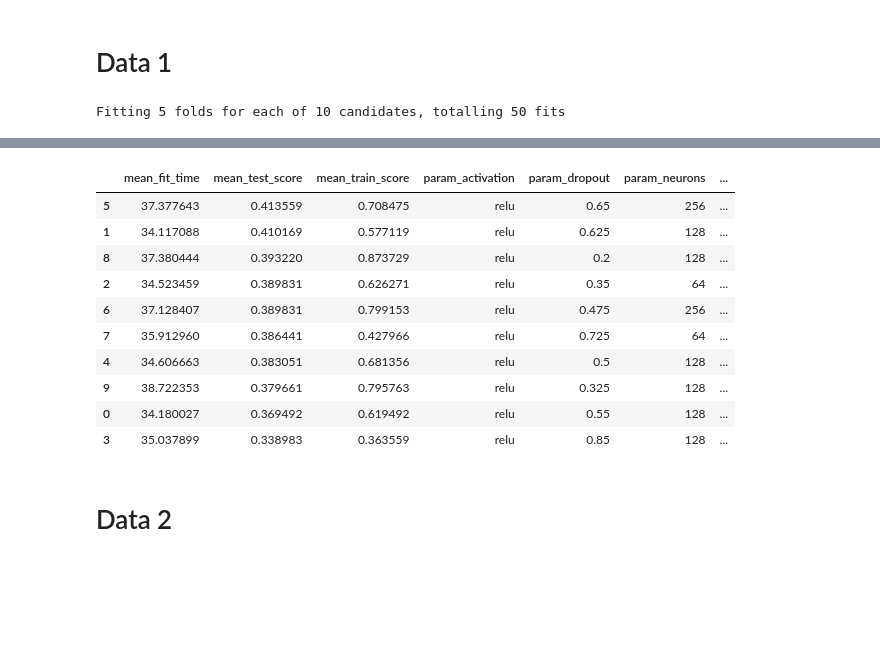
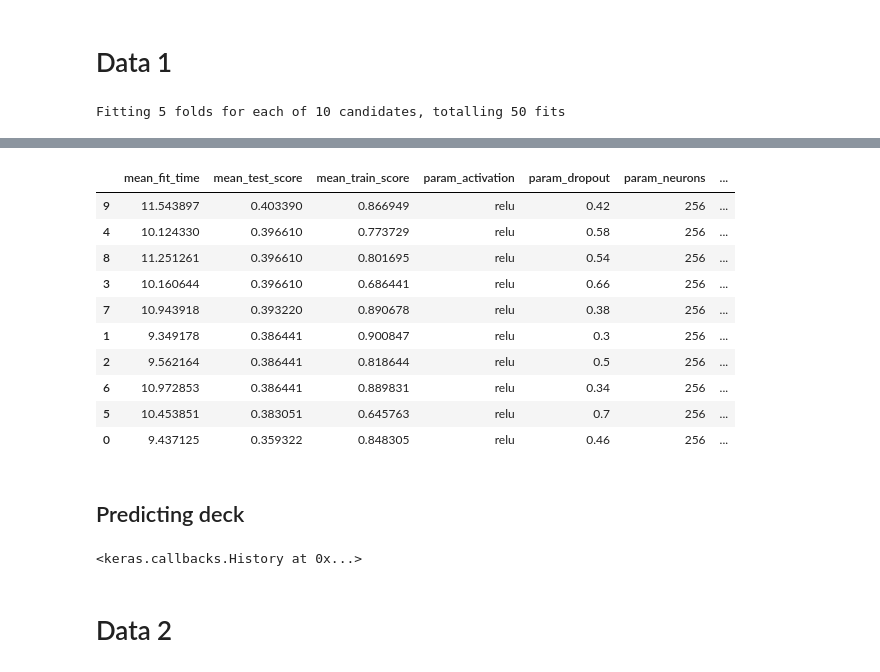
Before and after one commit to romanovzky/Titanic-Kaggle, a Jupyter notebook: Titanic Deck Predictor.ipynb, the cells around one changed output, grey strips where cells are left out. Drawn from its saved outputs; the diff is of its cells as text; code cells hidden in the pictures; blank space fills up the shorter version.

Commit message:
Deck Pred Update

```diff
--- a/Titanic Deck Predictor.ipynb
+++ b/Titanic Deck Predictor.ipynb
@@ -103,9 +115,9 @@ classifier = KerasClassifier(build_fn=create_model,verbose=0)
 param_distributions = {'epochs':[1000],
                        'batch_size':[1024],
                        'in_layer':[X.shape[1]],
-                       'neurons' : [64,128,256],#[32,64,128],
-                       'optimizer': ['adam','rmsprop','adadelta'],#['adam','adagrad','rmsprop','adadelta'],
-                       'dropout' : np.linspace(0.1,0.9,33),#uniform(0.1,1)
+                       'neurons' : [256],#[32,64,128],
+                       'optimizer': ['adam'],#['adam','adagrad','rmsprop','adadelta'],
+                       'dropout' : np.linspace(0.3,0.7,11),#uniform(0.1,1)
                        'activation' : ['relu'],
                        'shape':['two']
                       }
@@ -129,11 +141,22 @@ Fitting 5 folds for each of 10 candidates, totalling 50 fits
 |  | mean_fit_time | mean_test_score | mean_train_score | param_activation | param_dropout | param_neurons | ... |
-| 5 | 37.377643 | 0.413559 | 0.708475 | relu | 0.65 | 256 | ... |
-| 1 | 34.117088 | 0.410169 | 0.577119 | relu | 0.625 | 128 | ... |
-| 8 | 37.380444 | 0.393220 | 0.873729 | relu | 0.2 | 128 | ... |
-| 2 | 34.523459 | 0.389831 | 0.626271 | relu | 0.35 | 64 | ... |
-| 6 | 37.128407 | 0.389831 | 0.799153 | relu | 0.475 | 256 | ... |
-| 7 | 35.912960 | 0.386441 | 0.427966 | relu | 0.725 | 64 | ... |
-| 4 | 34.606663 | 0.383051 | 0.681356 | relu | 0.5 | 128 | ... |
-| 9 | 38.722353 | 0.379661 | 0.795763 | relu | 0.325 | 128 | ... |
-| 0 | 34.180027 | 0.369492 | 0.619492 | relu | 0.55 | 128 | ... |
-| 3 | 35.037899 | 0.338983 | 0.363559 | relu | 0.85 | 128 | ... |
+| 9 | 11.543897 | 0.403390 | 0.866949 | relu | 0.42 | 256 | ... |
+| 4 | 10.124330 | 0.396610 | 0.773729 | relu | 0.58 | 256 | ... |
+| 8 | 11.251261 | 0.396610 | 0.801695 | relu | 0.54 | 256 | ... |
+| 3 | 10.160644 | 0.396610 | 0.686441 | relu | 0.66 | 256 | ... |
+| 7 | 10.943918 | 0.393220 | 0.890678 | relu | 0.38 | 256 | ... |
+| 1 | 9.349178 | 0.386441 | 0.900847 | relu | 0.3 | 256 | ... |
+| 2 | 9.562164 | 0.386441 | 0.818644 | relu | 0.5 | 256 | ... |
+| 6 | 10.972853 | 0.386441 | 0.889831 | relu | 0.34 | 256 | ... |
+| 5 | 10.453851 | 0.383051 | 0.645763 | relu | 0.7 | 256 | ... |
+| 0 | 9.437125 | 0.359322 | 0.848305 | relu | 0.46 | 256 | ... |
+# %% [markdown]
+## Predicting deck
+# %%
+X=data_1_deck.drop(decks_survived,axis=1)
+Y=data_1_deck[decks].as_matrix()#.reshape((-1,1))
+
+classifier = None
+classifier = create_model(in_layer=X.shape[1],neurons=256,dropout=0.5,shape='two')
+classifier.fit(X,Y,epochs=5000,verbose=0,batch_size=1024)
+# %% [output]
+<keras.callbacks.History at 0x...>
```
Also changed, not shown: parts of 12 cells of this notebook, 6 other files.
